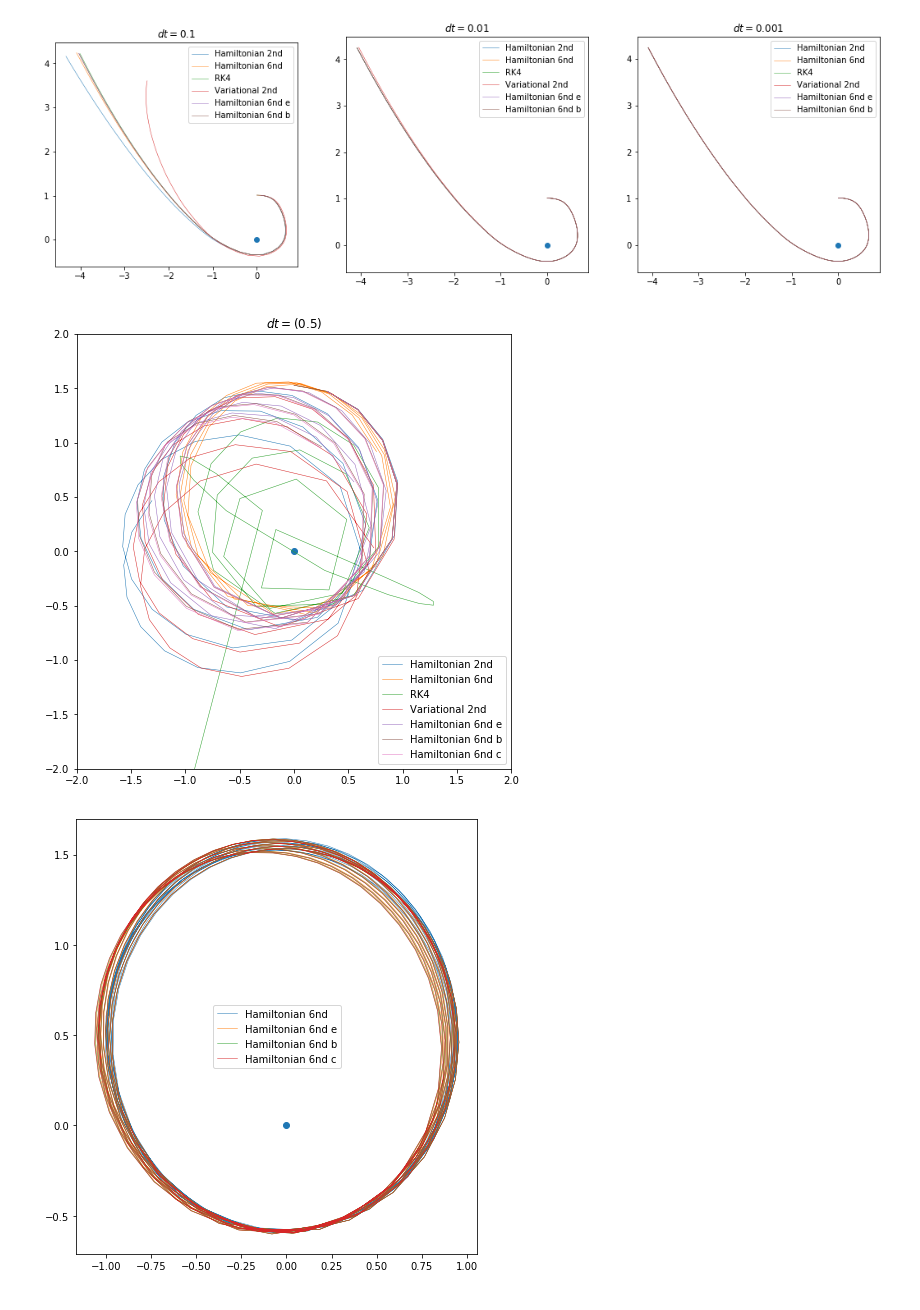
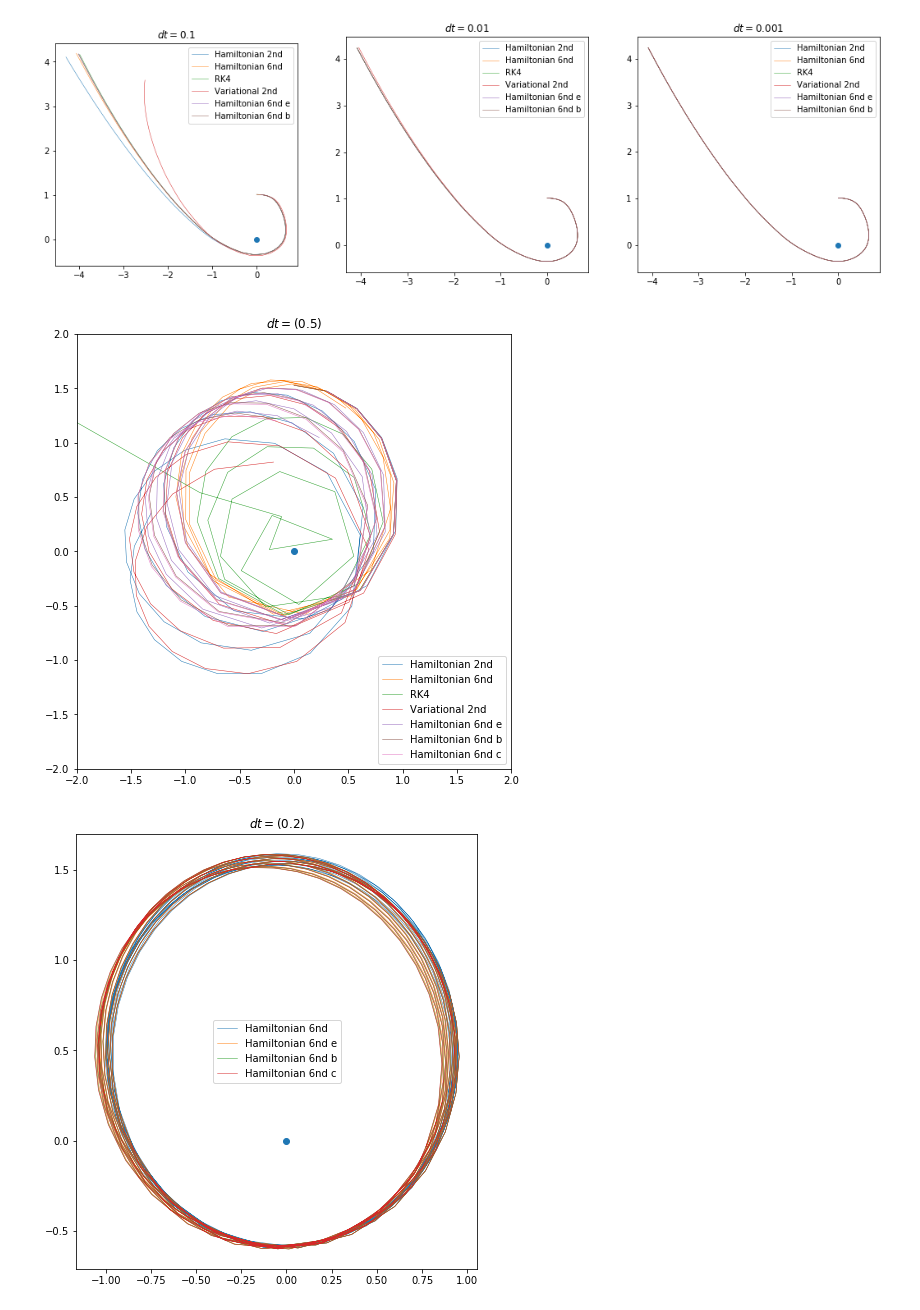
Before and after one commit to mseri/contact-integrators, a Jupyter notebook: The Time-Perturbed Kepler model.ipynb, the cells around one changed output. Drawn from its saved outputs; the diff is of its cells as text; code cells hidden in the pictures.

```diff
--- a/The Time-Perturbed Kepler model.ipynb
+++ b/The Time-Perturbed Kepler model.ipynb
@@ -32,7 +32,7 @@ tpk = TimePerturbedKepler(-0.01, np.pi, -1)
 dt = 0.5
 tf = 55
 
-tspan = np.linspace(0, tf, num=int(np.floor(tf/dt)))
+tspan = np.arange(0.0, tf, dt)
 
 for (p0, q0) in [init]:
     plt.figure(figsize=(12,8))
@@ -75,6 +75,9 @@ for (p0, q0) in [init]:
 
     plt.gca().set_aspect('equal', adjustable='box')
 
-    plt.legend(loc='upper right')
+    plt.xlim(-10, 2)
+    plt.ylim(-2, 2)
+
+    plt.legend(loc='upper left')
     plt.show()
 # %% [output]
@@ -91,7 +94,7 @@ subplots = ["131", "132", "133"]
 
 for i,precision in enumerate([10, 100, 1000]):
     dt = 1/precision
-    tspan = np.linspace(0, tf, num=int(np.floor(tf/dt)))
+    tspan = np.arange(0.0, tf, dt)
     plt.subplot(subplots[i])
     plt.title(f"$dt={dt}$")
 
@@ -142,7 +145,7 @@ tpk = TimePerturbedKepler(-0.07, 2*np.pi, -1)
 dt = 0.5
 tf = 30
 
-tspan = np.linspace(0, tf, num=int(np.floor(tf/dt)))
+tspan = np.arange(0.0, tf, dt)
 
 for (p0, q0) in [init]:
     plt.figure(figsize=(12,8))
@@ -191,40 +194,40 @@ for (p0, q0) in [init]:
     plt.legend()
     plt.show()
 # %% [output]
-[figure, old version]
+[figure, new version]
 # %%
 tpk = TimePerturbedKepler(-0.07, 2*np.pi, -1)
 dt = 0.2
 tf = 80
 
-tspan = np.linspace(0, tf, num=int(np.floor(tf/dt)))
+tspan = np.arange(0.0, tf, dt)
 
 solm, solms, _ = ic.integrate(ic.step6, tpk, tspan, p0, q0, 0.0)
 
 sole, _, _ = ic.integrate(ic.step6e, tpk, tspan, p0, q0, 0.0)
 solb, _, _ = ic.integrate(ic.step6b, tpk, tspan, p0, q0, 0.0)
 solc, _, _ = ic.integrate(ic.step6c, tpk, tspan, p0, q0, 0.0)
 
 plt.figure(figsize=(12,8))
 plt.title(f"$dt=({dt})$")
 plt.plot(solm[:,1,0],
          solm[:,1,1],
          linewidth=0.5, label="Hamiltonian 6nd")
 plt.plot(sole[:,1,0],
          sole[:,1,1],
          linewidth=0.5, label="Hamiltonian 6nd e")
 plt.plot(solb[:,1,0],
          solb[:,1,1],
          linewidth=0.5, label="Hamiltonian 6nd b")
 plt.plot(solc[:,1,0],
          solc[:,1,1],
          linewidth=0.5, label="Hamiltonian 6nd c")
 
 plt.scatter(0,0)
 
 plt.gca().set_aspect('equal', adjustable='box')
 
 plt.legend()
 plt.show()
 # %% [output]
-[figure, old version]
+[figure, new version]
```
Also changed, not shown: parts of 1 cell of this notebook, 2 other files.
